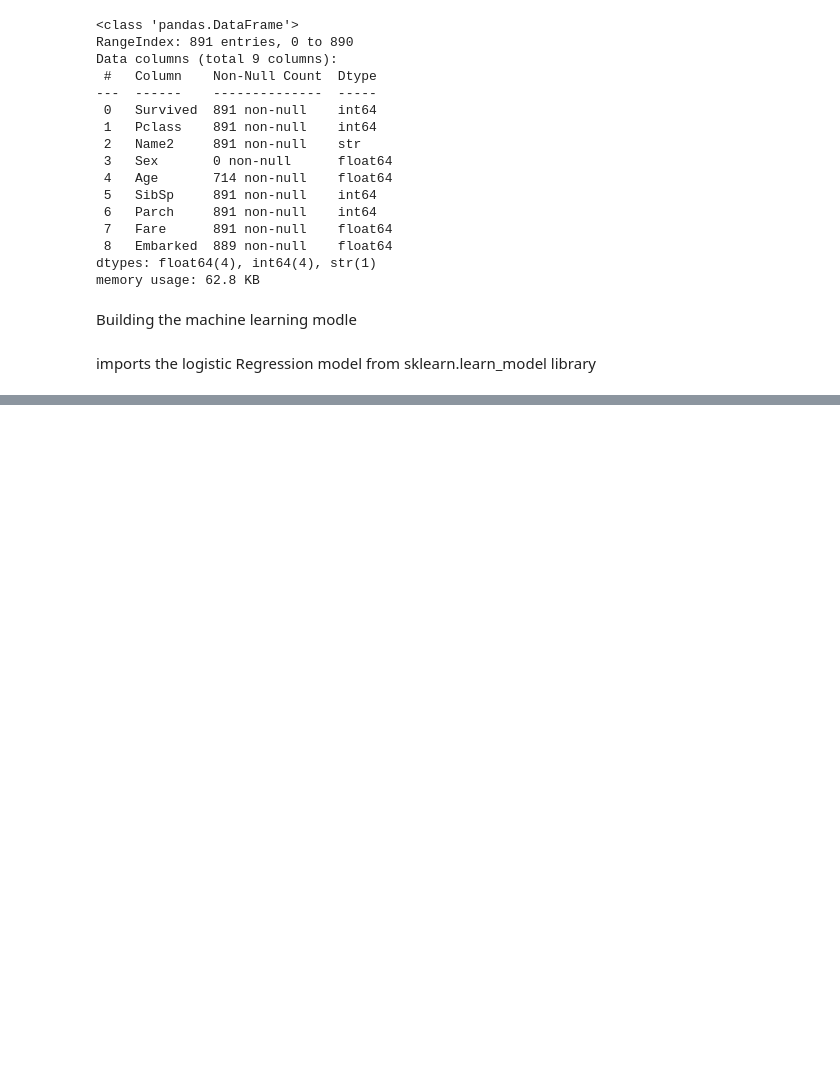
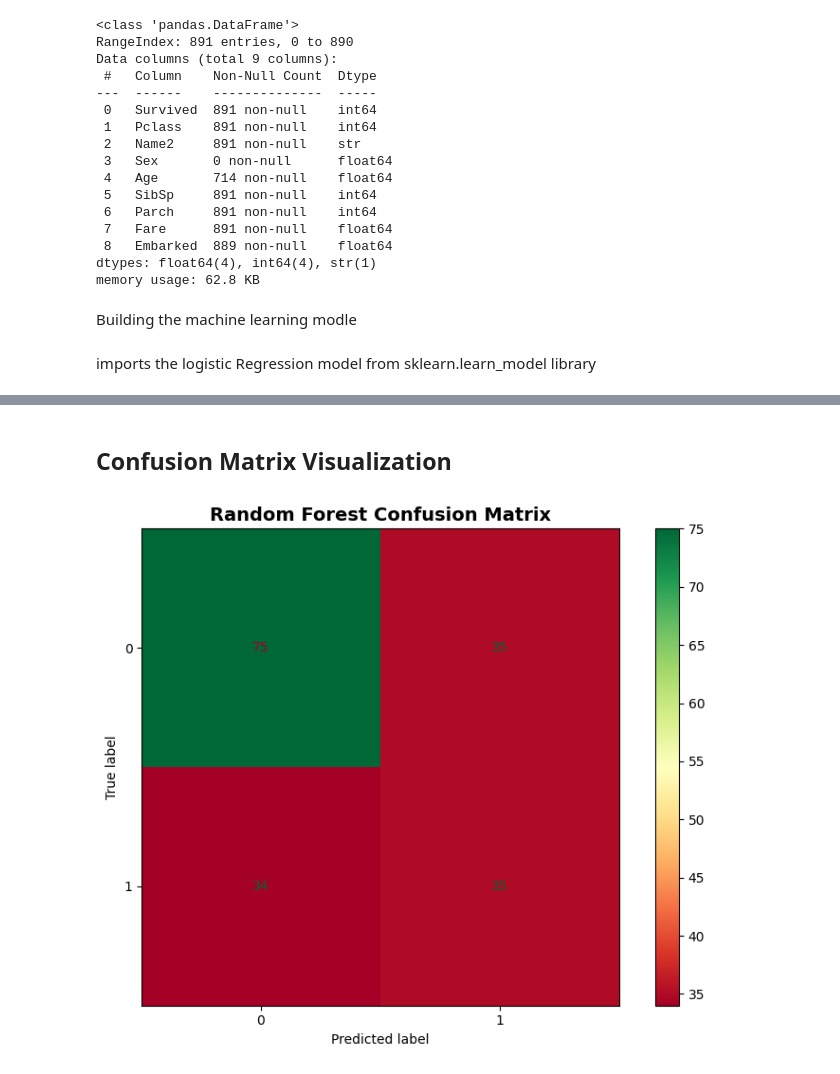
Before and after one commit to MALLAMPOLAIAHGANESH/CODSOFT-, a Jupyter notebook: titanic_prediction.ipynb, the cells around one changed output, grey strips where cells are left out. Saved outputs shown, nothing was run; the diff lists cells and outputs as text; code cells hidden in the pictures; blank space fills up the shorter version.

```diff
--- a/titanic_prediction.ipynb
+++ b/titanic_prediction.ipynb
@@ -333,0 +372,23 @@ plt.show()
+# %%
+rf_model = RandomForestClassifier(n_estimators=100, random_state=42, max_depth=15)
+rf_model.fit(X_train, y_train)
+rf_pred = rf_model.predict(X_test)
+rf_accuracy = accuracy_score(y_test, rf_pred)
+rf_f1 = f1_score(y_test, rf_pred)
+
+print("="*60)
+print("✓ RANDOM FOREST - BEST MODEL SELECTED")
+print("="*60)
+print(f"\nAccuracy: {rf_accuracy:.4f} ({rf_accuracy*100:.2f}%)")
+print(f"F1 Score: {rf_f1:.4f}")
+print("\nDetailed Classification Report:")
+print(classification_report(y_test, rf_pred))
+
+print("\n" + "="*60)
+print("TOP 10 IMPORTANT FEATURES")
+print("="*60)
+feature_importance_rf = pd.DataFrame({
+    'Feature': X.columns,
+    'Importance': rf_model.feature_importances_
+}).sort_values('Importance', ascending=False).head(10)
+print(feature_importance_rf.to_string(index=False))
@@ -333,0 +437,10 @@ plt.show()
+# %% [markdown]
+## Confusion Matrix Visualization
+# %%
+fig, ax = plt.subplots(figsize=(8, 6))
+ConfusionMatrixDisplay.from_predictions(y_test, rf_pred, ax=ax, cmap='RdYlGn')
+ax.set_title('Random Forest Confusion Matrix', fontsize=14, fontweight='bold')
+plt.tight_layout()
+plt.show()
+# %% [output]
+[figure, added]
```
Also changed, not shown: parts of 18 cells of this notebook, 3 other files.
